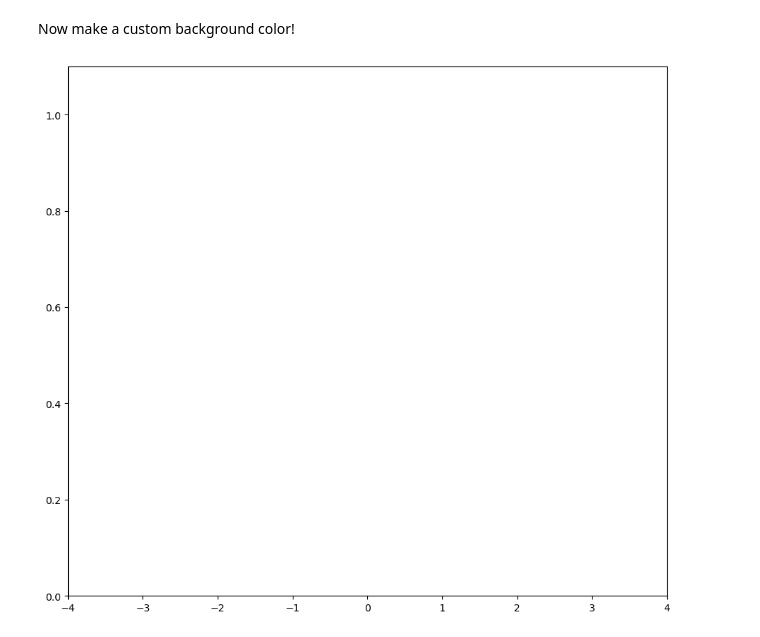
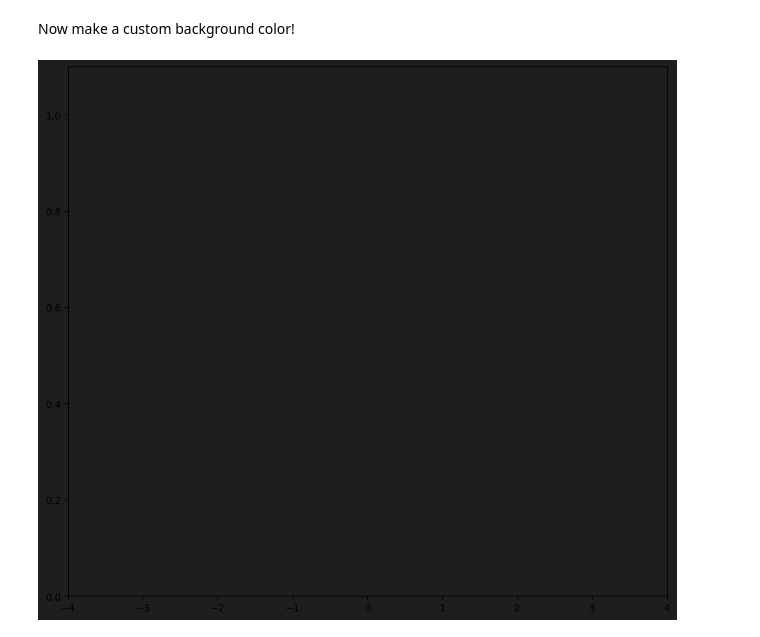
Before and after one commit to akey7/gaussian-animations, a Jupyter notebook: simple_gaussians.ipynb, the cells around one changed output. Saved outputs shown, nothing was run; the diff lists cells and outputs as text; code cells hidden in the pictures.

```diff
--- a/simple_gaussians.ipynb
+++ b/simple_gaussians.ipynb
@@ -43,20 +43,22 @@ Now make a custom background color!
 # %%
 dpi = 100
 width = 1080 / dpi
 height = 1920 / 2 / dpi
 bgcolor = "#1E1E1E"
-line_color = "#01BAEF"
+line_color = "#FFFFFF"
 
 fig, axs = plt.subplots(nrows=1, ncols=1, figsize=(width, height), dpi=dpi)
+axs.set_facecolor(bgcolor)
+fig.set_facecolor(bgcolor)
 line2 = axs.plot(xs[0], ys[0], color=line_color)[0]
 axs.set(xlim=[-4, 4], ylim=[0, 1.1])
 
 def update(frame):
     line2.set_xdata(xs[:frame])
     line2.set_ydata(ys[:frame])
     return line2,
 
 ani = animation.FuncAnimation(fig=fig, func=update, frames=330, interval=33)
 ani.save(filename=os.path.join("output", "single_gaussian.mp4"), writer="ffmpeg")
 # %% [output]
-[figure, old version]
+[figure, new version]
```
